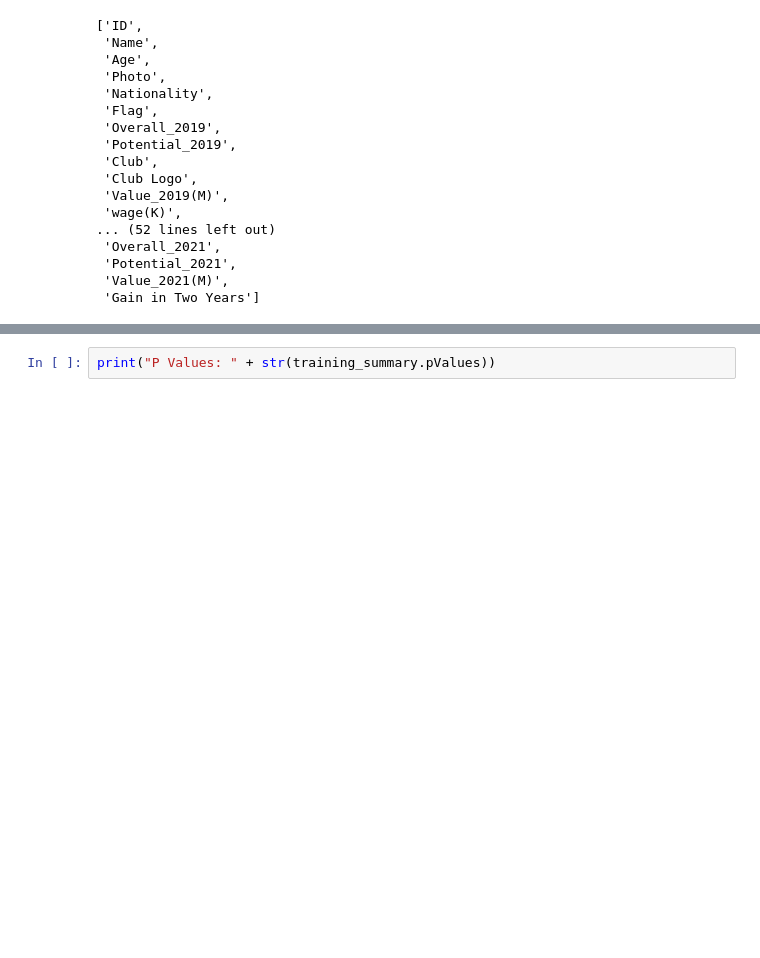
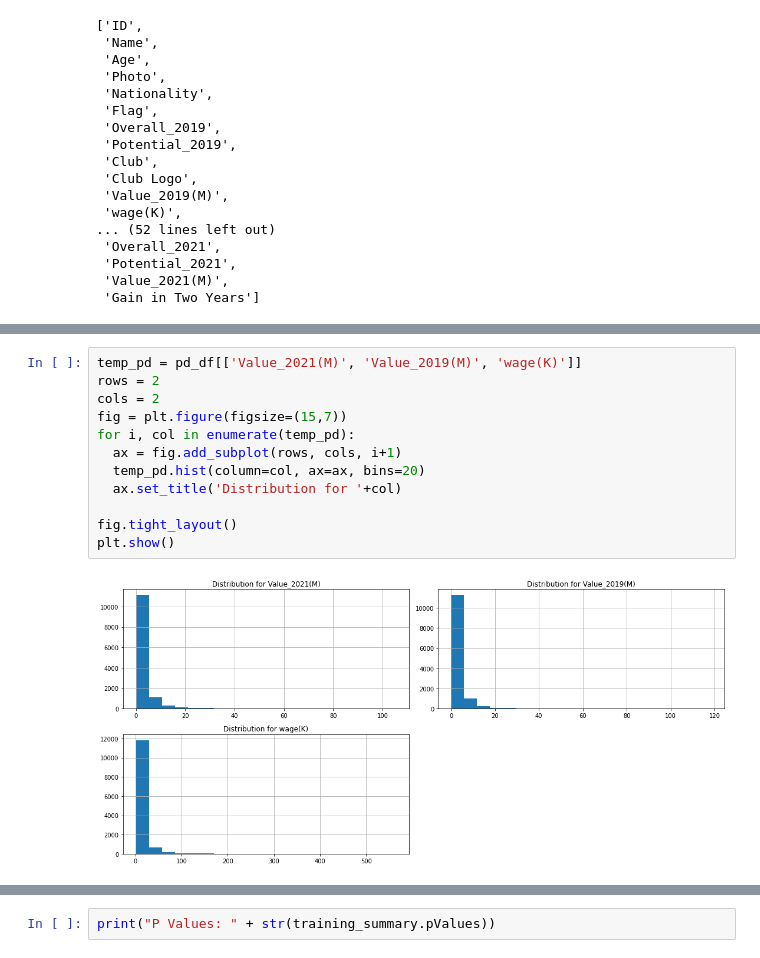
Before and after one commit to Gooner12/FIFA_2019, a Jupyter notebook: FIFA_gain_predict.ipynb, the cells around one changed output, grey strips where cells are left out. Cells and saved outputs as stored; diff of their text form; blank space fills up the shorter version.

```diff
--- a/FIFA_gain_predict.ipynb
+++ b/FIFA_gain_predict.ipynb
@@ -853,0 +872,14 @@ MAE: 1.200507
+# %%
+temp_pd = pd_df[['Value_2021(M)', 'Value_2019(M)', 'wage(K)']]
+rows = 2
+cols = 2
+fig = plt.figure(figsize=(15,7))
+for i, col in enumerate(temp_pd):
+  ax = fig.add_subplot(rows, cols, i+1)
+  temp_pd.hist(column=col, ax=ax, bins=20)
+  ax.set_title('Distribution for '+col)
+
+fig.tight_layout()
+plt.show()
+# %% [output]
+[figure, added]
```
Also changed, not shown: parts of 32 cells of this notebook.
